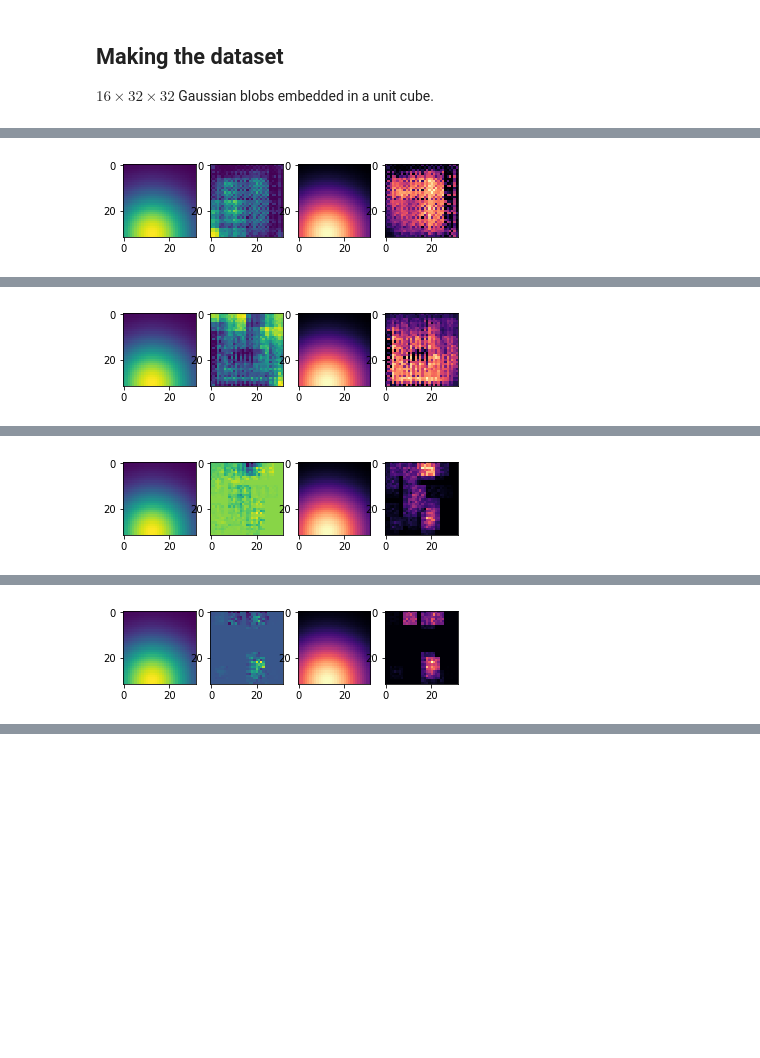
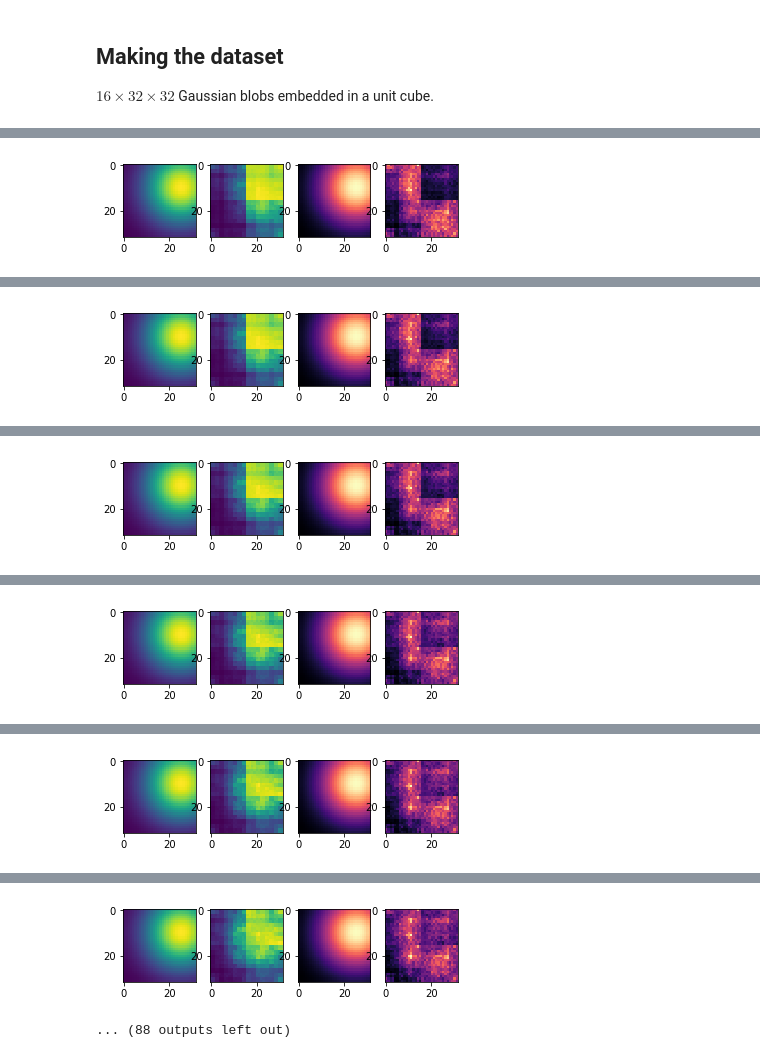
Before and after one commit to MatthewJA/cubism, a Jupyter notebook: vae-cube-slices.ipynb, the cells around one changed output, grey strips where cells are left out. Saved outputs shown, nothing was run; the diff lists cells and outputs as text; code cells hidden in the pictures; blank space fills up the shorter version.

```diff
--- a/vae-cube-slices.ipynb
+++ b/vae-cube-slices.ipynb
@@ -103,2 +36,5 @@ optimiser = torch.optim.Adam(vae.parameters(), lr=1e-2)
 # %%
 data = torch.from_numpy(data).float()
+# %%
+data -= data.min()
+data /= data.max()
@@ -105,5 +112,9 @@ data = torch.from_numpy(data).float()
+# %%
+vae = VAE(image_channels=16, z_dim=50).float()
+# %%
+optimiser = torch.optim.Adam(vae.parameters(), lr=1e-3)
 # %%
-epochs = 50
+epochs = 100
 for epoch in range(epochs):
     recon, mu, logvar = vae(data)
     loss, bce, kld = vae.loss(recon, data, mu, logvar)
@@ -128 +139 @@ Epoch[1/50] Loss: 141642672.000 141642640.000 33.995
-[figure, old version]
+[figure, new version]
@@ -130 +141 @@ Epoch[2/50] Loss: 123681024.000 123681008.000 15.623
-[figure, old version]
+[figure, new version]
@@ -132 +143 @@ Epoch[3/50] Loss: 16829208.000 16829202.000 5.216
-[figure, old version]
+[figure, new version]
@@ -134 +145 @@ Epoch[4/50] Loss: 16777600.000 16777592.000 7.430
-[figure, old version]
+[figure, new version]
@@ -134,0 +147 @@ Epoch[4/50] Loss: 16777600.000 16777592.000 7.430
+[figure, added]
@@ -134,0 +149,2 @@ Epoch[4/50] Loss: 16777600.000 16777592.000 7.430
+[figure, added]
+... (88 outputs left out)
```
Also changed, not shown: parts of 18 cells of this notebook.
